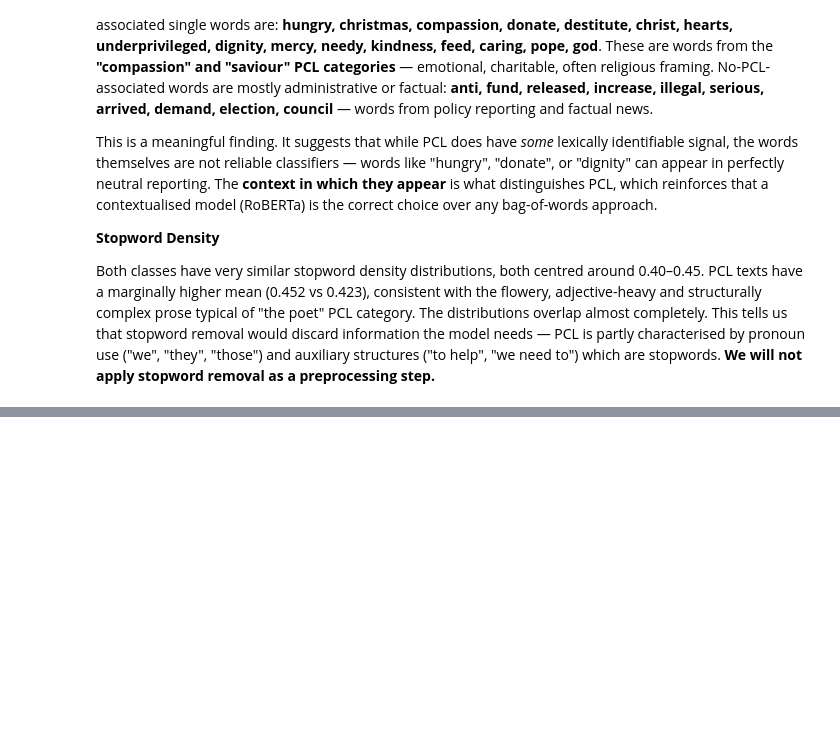
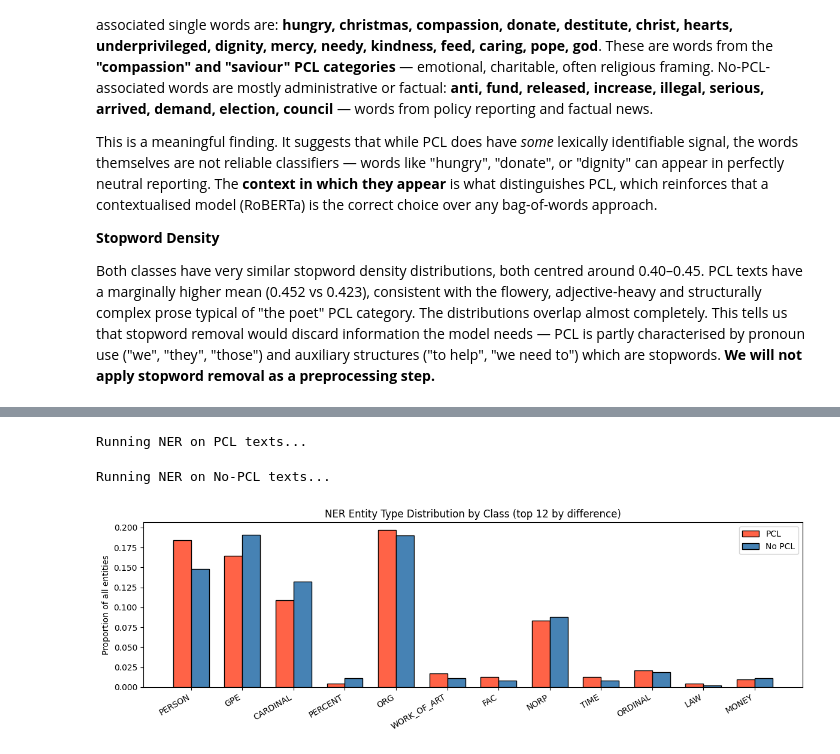
Before and after one commit to darius024/pcl-classifier, a Jupyter notebook: notebooks/eda.ipynb, the cells around one changed output, grey strips where cells are left out. Drawn from its saved outputs; the diff is of its cells as text; code cells hidden in the pictures; blank space fills up the shorter version.

```diff
--- a/notebooks/eda.ipynb
+++ b/notebooks/eda.ipynb
@@ -395,0 +473,36 @@ Both classes have very similar stopword density distributions, both centred arou
+# %%
+def ner_profile(texts, batch_size=64):
+    counts = defaultdict(int)
+    for doc in nlp.pipe(texts, disable=["tagger", "parser"], batch_size=batch_size):
+        for ent in doc.ents:
+            counts[ent.label_] += 1
+    total = sum(counts.values())
+    return {k: v / total for k, v in counts.items()}
+
+print("Running NER on PCL texts...")
+pcl_ner  = ner_profile(pcl_texts)
+print("Running NER on No-PCL texts...")
+npcl_ner = ner_profile(npcl_texts)
+
+all_labels = sorted(set(pcl_ner) | set(npcl_ner),
+                    key=lambda l: abs(pcl_ner.get(l, 0) - npcl_ner.get(l, 0)),
+                    reverse=True)[:12]
+
+x = range(len(all_labels))
+fig, ax = plt.subplots(figsize=(12, 4))
+ax.bar([i - width/2 for i in x], [pcl_ner.get(l, 0)  for l in all_labels], width,
+       label="PCL", color="tomato", edgecolor="black")
+ax.bar([i + width/2 for i in x], [npcl_ner.get(l, 0) for l in all_labels], width,
+       label="No PCL", color="steelblue", edgecolor="black")
+ax.set_xticks(list(x))
+ax.set_xticklabels(all_labels, rotation=30, ha="right")
+ax.set_ylabel("Proportion of all entities")
+ax.set_title("NER Entity Type Distribution by Class (top 12 by difference)")
+ax.legend()
+plt.tight_layout()
+plt.savefig(f"{FIGURES_DIR_3}/ner_distribution.png", dpi=150, bbox_inches="tight")
+plt.show()
+# %% [output]
+Running NER on PCL texts...
+Running NER on No-PCL texts...
+[figure, added]
```
Also changed, not shown: parts of 6 cells of this notebook, 7 other files.
